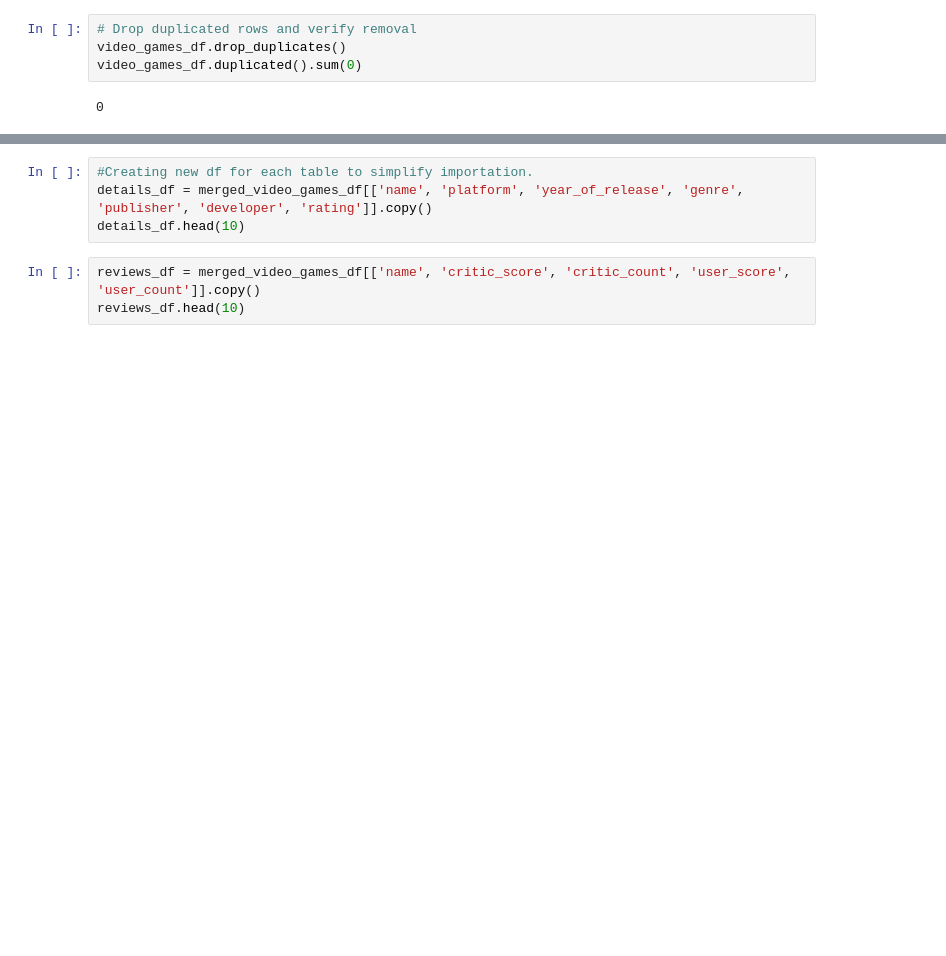
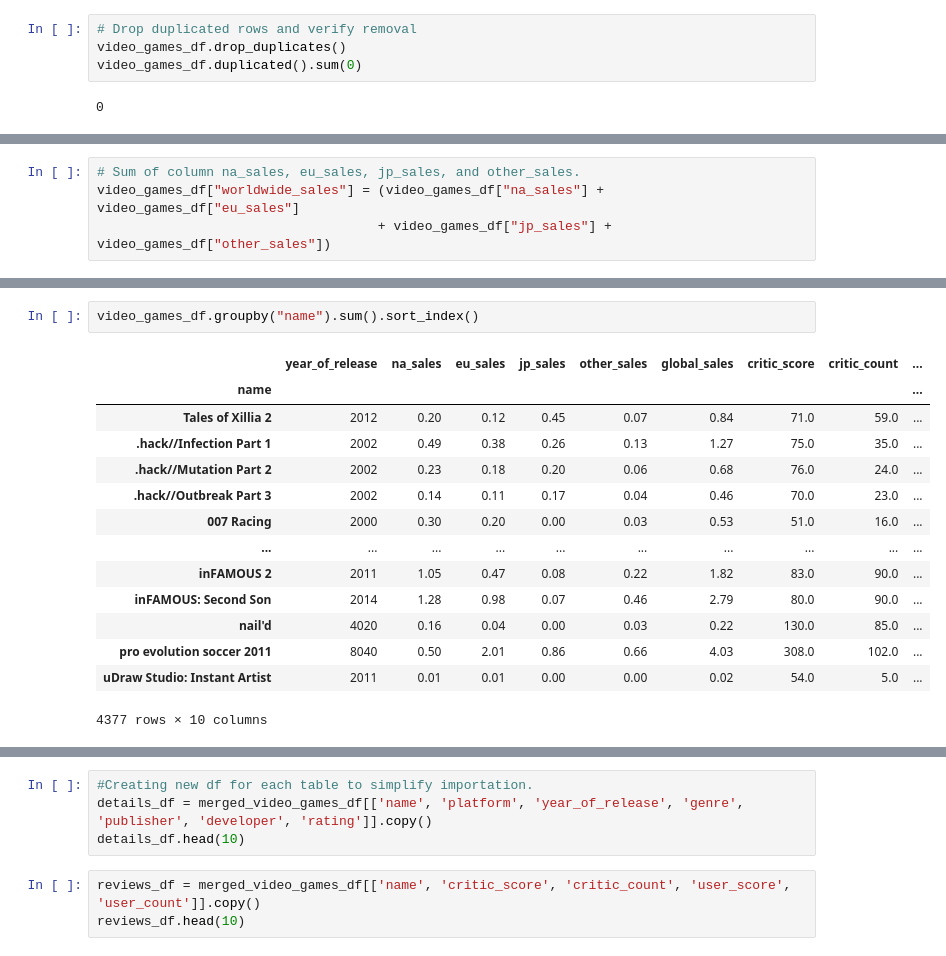
Before and after one commit to destink/Final-Project, a Jupyter notebook: video_games_eda.ipynb, the cells around one changed output, grey strips where cells are left out. Cells and saved outputs as stored; diff of their text form; blank space fills up the shorter version.

```diff
--- a/video_games_eda.ipynb
+++ b/video_games_eda.ipynb
@@ -235,0 +311,4 @@ merged_video_games_df.dtypes
+# %%
+# Sum of column na_sales, eu_sales, jp_sales, and other_sales.
+video_games_df["worldwide_sales"] = (video_games_df["na_sales"] + video_games_df["eu_sales"]
+                                    + video_games_df["jp_sales"] + video_games_df["other_sales"])
@@ -235,0 +346,17 @@ merged_video_games_df.dtypes
+# %%
+video_games_df.groupby("name").sum().sort_index()
+# %% [output]
+|  | year_of_release | na_sales | eu_sales | jp_sales | other_sales | global_sales | critic_score | critic_count | ... |
+| name |  |  |  |  |  |  |  |  | ... |
+| Tales of Xillia 2 | 2012 | 0.20 | 0.12 | 0.45 | 0.07 | 0.84 | 71.0 | 59.0 | ... |
+| .hack//Infection Part 1 | 2002 | 0.49 | 0.38 | 0.26 | 0.13 | 1.27 | 75.0 | 35.0 | ... |
+| .hack//Mutation Part 2 | 2002 | 0.23 | 0.18 | 0.20 | 0.06 | 0.68 | 76.0 | 24.0 | ... |
+| .hack//Outbreak Part 3 | 2002 | 0.14 | 0.11 | 0.17 | 0.04 | 0.46 | 70.0 | 23.0 | ... |
+| 007 Racing | 2000 | 0.30 | 0.20 | 0.00 | 0.03 | 0.53 | 51.0 | 16.0 | ... |
+| ... | ... | ... | ... | ... | ... | ... | ... | ... | ... |
+| inFAMOUS 2 | 2011 | 1.05 | 0.47 | 0.08 | 0.22 | 1.82 | 83.0 | 90.0 | ... |
+| inFAMOUS: Second Son | 2014 | 1.28 | 0.98 | 0.07 | 0.46 | 2.79 | 80.0 | 90.0 | ... |
+| nail'd | 4020 | 0.16 | 0.04 | 0.00 | 0.03 | 0.22 | 130.0 | 85.0 | ... |
+| pro evolution soccer 2011 | 8040 | 0.50 | 2.01 | 0.86 | 0.66 | 4.03 | 308.0 | 102.0 | ... |
+| uDraw Studio: Instant Artist | 2011 | 0.01 | 0.01 | 0.00 | 0.00 | 0.02 | 54.0 | 5.0 | ... |
+4377 rows × 10 columns
```
Also changed, not shown: parts of 25 cells of this notebook.
